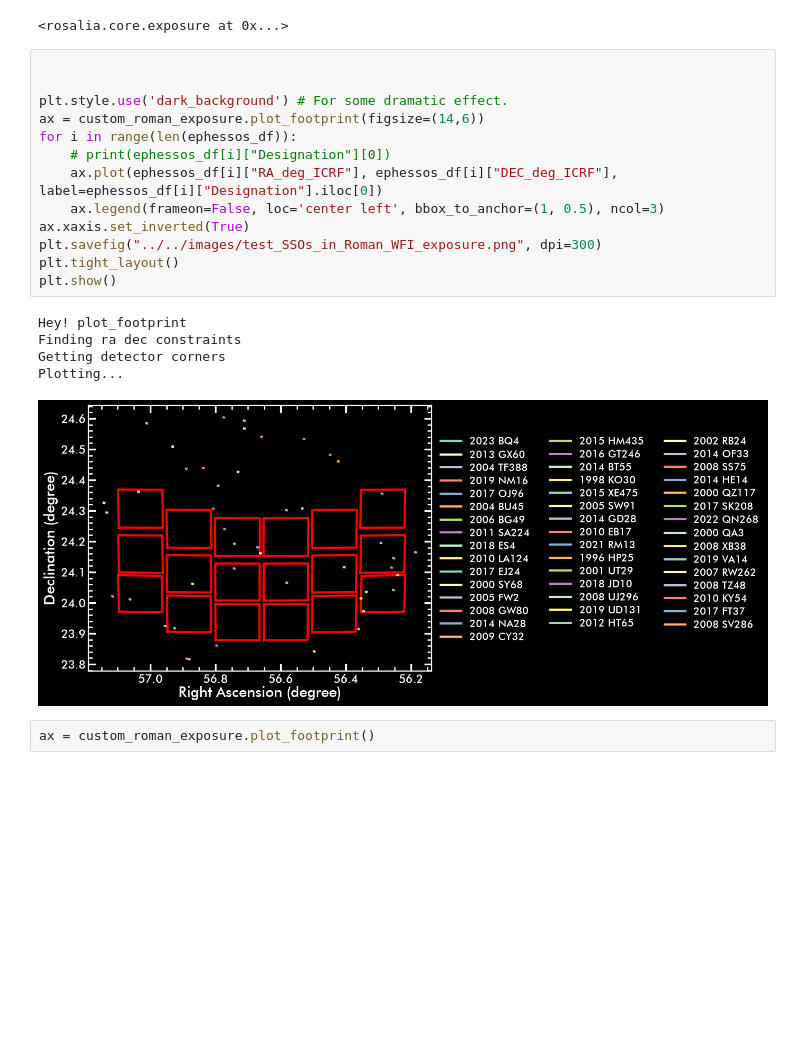
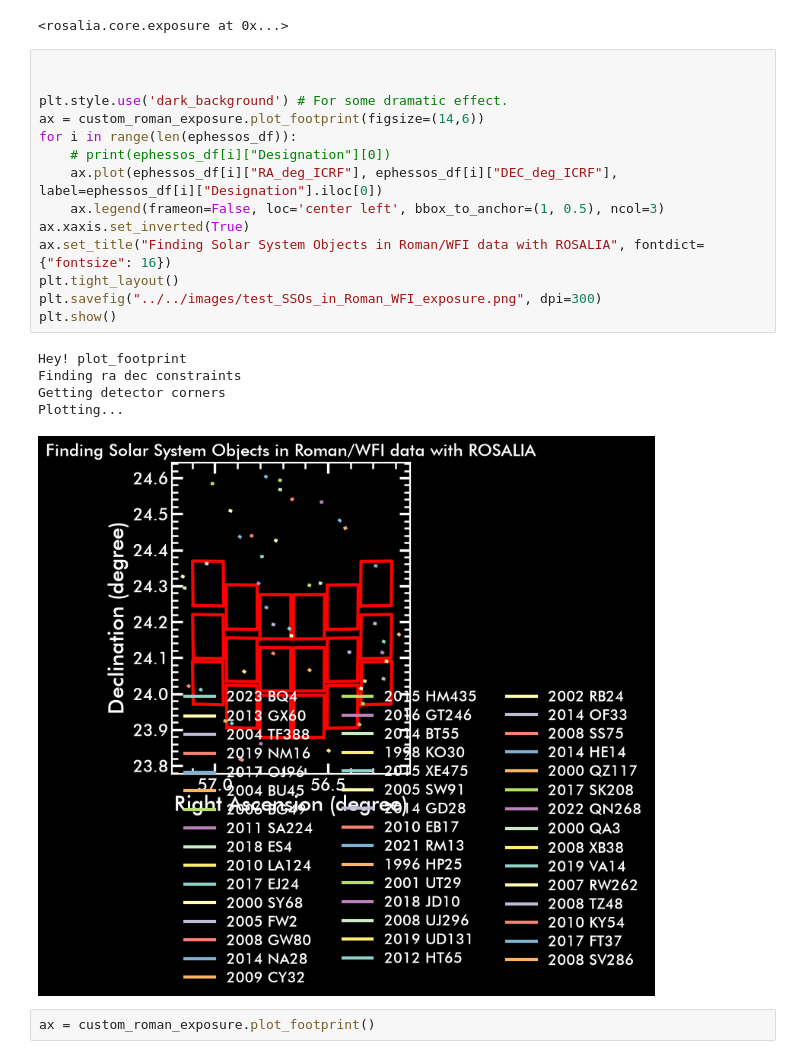
Before and after one commit to Borlaff/ROSALIA, a Jupyter notebook: notebooks/DEVEL/E1_Detecting_asteroid_in_Roman_image.ipynb, the cells around one changed output. Cells and saved outputs as stored; diff of their text form; blank space fills up the shorter version.

```diff
--- a/notebooks/DEVEL/E1_Detecting_asteroid_in_Roman_image.ipynb
+++ b/notebooks/DEVEL/E1_Detecting_asteroid_in_Roman_image.ipynb
@@ -42,22 +42,23 @@ cone_search, ephessos_df = custom_roman_exposure.get_nearby_ssos(verbose=False,
 # %%
 
 
 plt.style.use('dark_background') # For some dramatic effect.
 ax = custom_roman_exposure.plot_footprint(figsize=(14,6))
 for i in range(len(ephessos_df)):
     # print(ephessos_df[i]["Designation"][0])
     ax.plot(ephessos_df[i]["RA_deg_ICRF"], ephessos_df[i]["DEC_deg_ICRF"], label=ephessos_df[i]["Designation"].iloc[0])
     ax.legend(frameon=False, loc='center left', bbox_to_anchor=(1, 0.5), ncol=3)
 ax.xaxis.set_inverted(True)
+ax.set_title("Finding Solar System Objects in Roman/WFI data with ROSALIA", fontdict={"fontsize": 16})
+plt.tight_layout()
 plt.savefig("../../images/test_SSOs_in_Roman_WFI_exposure.png", dpi=300)
-plt.tight_layout()
 plt.show()
 # %% [output]
 Hey! plot_footprint
 Finding ra dec constraints
 Getting detector corners
 Plotting...
-[figure, old version]
+[figure, new version]
 # %%
 ax = custom_roman_exposure.plot_footprint()
 # %%
```
Also changed, not shown: 7 other files.
